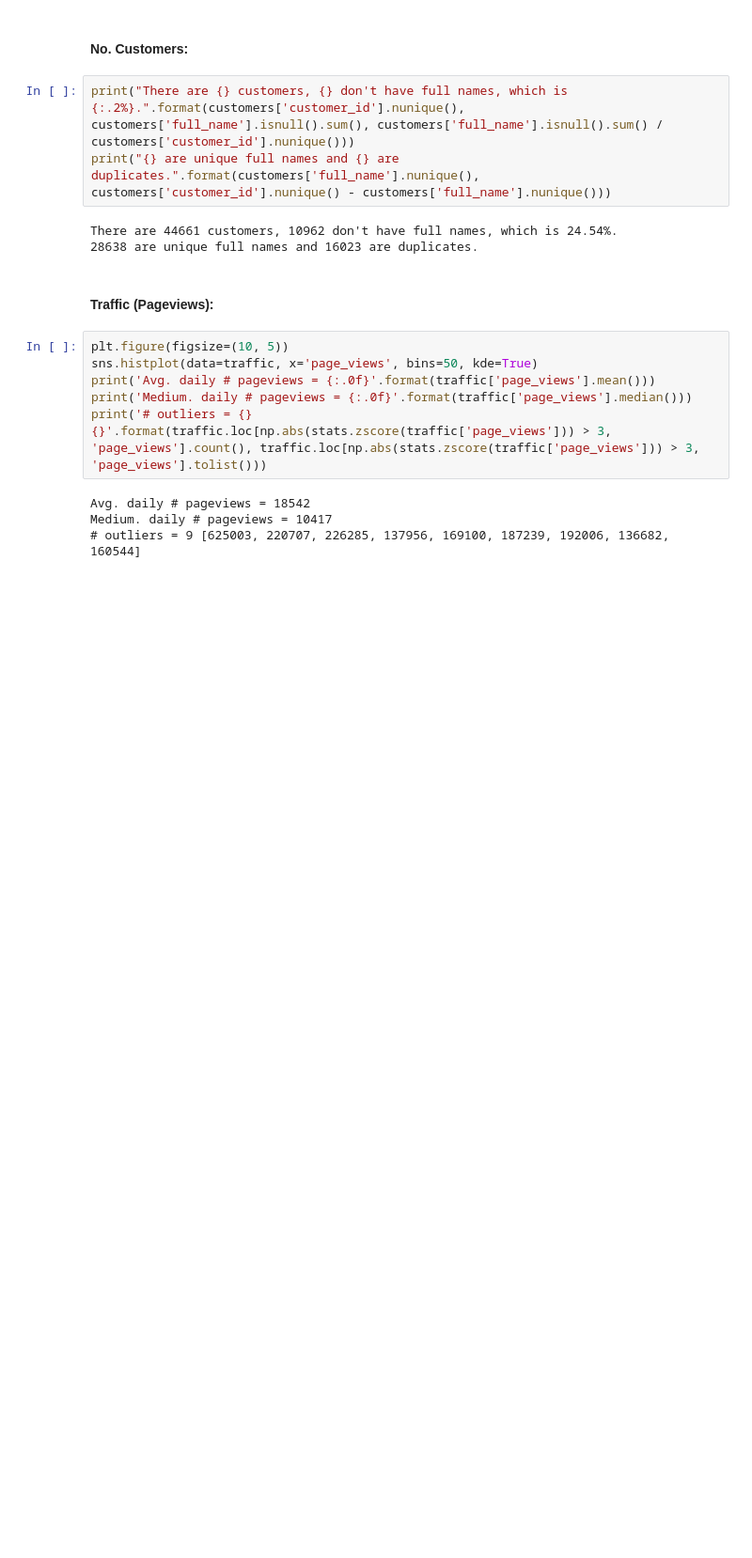
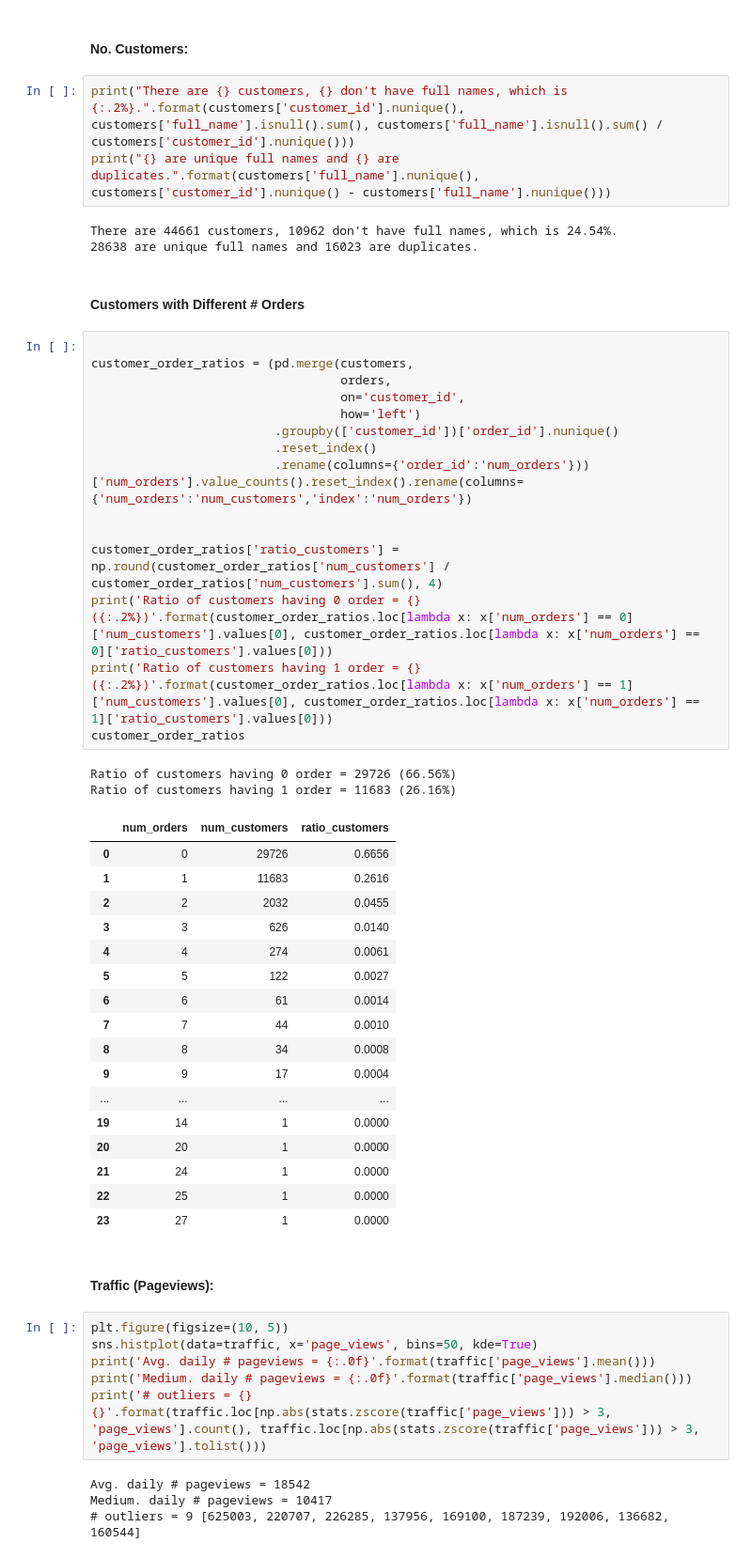
Before and after one commit to ryq99/Use_Case_Backlogs, a Jupyter notebook: ecommerce-project.ipynb, the cells around one changed output. Shown at 94% size. Saved outputs shown, nothing was run; the diff lists cells and outputs as text; blank space fills up the shorter version.

```diff
--- a/ecommerce-project.ipynb
+++ b/ecommerce-project.ipynb
@@ -146,6 +146,43 @@ print("{} are unique full names and {} are duplicates.".format(customers['full_n
 # %% [output]
 There are 44661 customers, 10962 don't have full names, which is 24.54%.
 28638 are unique full names and 16023 are duplicates.
+# %% [markdown]
+#### Customers with Different # Orders
+# %%
+
+customer_order_ratios = (pd.merge(customers,
+                                  orders,
+                                  on='customer_id',
+                                  how='left')
+                         .groupby(['customer_id'])['order_id'].nunique()
+                         .reset_index()
+                         .rename(columns={'order_id':'num_orders'}))['num_orders'].value_counts().reset_index().rename(columns={'num_orders':'num_customers','index':'num_orders'})
+
+
+customer_order_ratios['ratio_customers'] = np.round(customer_order_ratios['num_customers'] / customer_order_ratios['num_customers'].sum(), 4)
+print('Ratio of customers having 0 order = {} ({:.2%})'.format(customer_order_ratios.loc[lambda x: x['num_orders'] == 0]['num_customers'].values[0], customer_order_ratios.loc[lambda x: x['num_orders'] == 0]['ratio_customers'].values[0]))
+print('Ratio of customers having 1 order = {} ({:.2%})'.format(customer_order_ratios.loc[lambda x: x['num_orders'] == 1]['num_customers'].values[0], customer_order_ratios.loc[lambda x: x['num_orders'] == 1]['ratio_customers'].values[0]))
+customer_order_ratios
+# %% [output]
+Ratio of customers having 0 order = 29726 (66.56%)
+Ratio of customers having 1 order = 11683 (26.16%)
+|  | num_orders | num_customers | ratio_customers |
+| 0 | 0 | 29726 | 0.6656 |
+| 1 | 1 | 11683 | 0.2616 |
+| 2 | 2 | 2032 | 0.0455 |
+| 3 | 3 | 626 | 0.0140 |
+| 4 | 4 | 274 | 0.0061 |
+| 5 | 5 | 122 | 0.0027 |
+| 6 | 6 | 61 | 0.0014 |
+| 7 | 7 | 44 | 0.0010 |
+| 8 | 8 | 34 | 0.0008 |
+| 9 | 9 | 17 | 0.0004 |
+| ... | ... | ... | ... |
+| 19 | 14 | 1 | 0.0000 |
+| 20 | 20 | 1 | 0.0000 |
+| 21 | 24 | 1 | 0.0000 |
+| 22 | 25 | 1 | 0.0000 |
+| 23 | 27 | 1 | 0.0000 |
 # %% [markdown]
 #### Traffic (Pageviews):
 # %%
```
Also changed, not shown: parts of 3 cells of this notebook.
